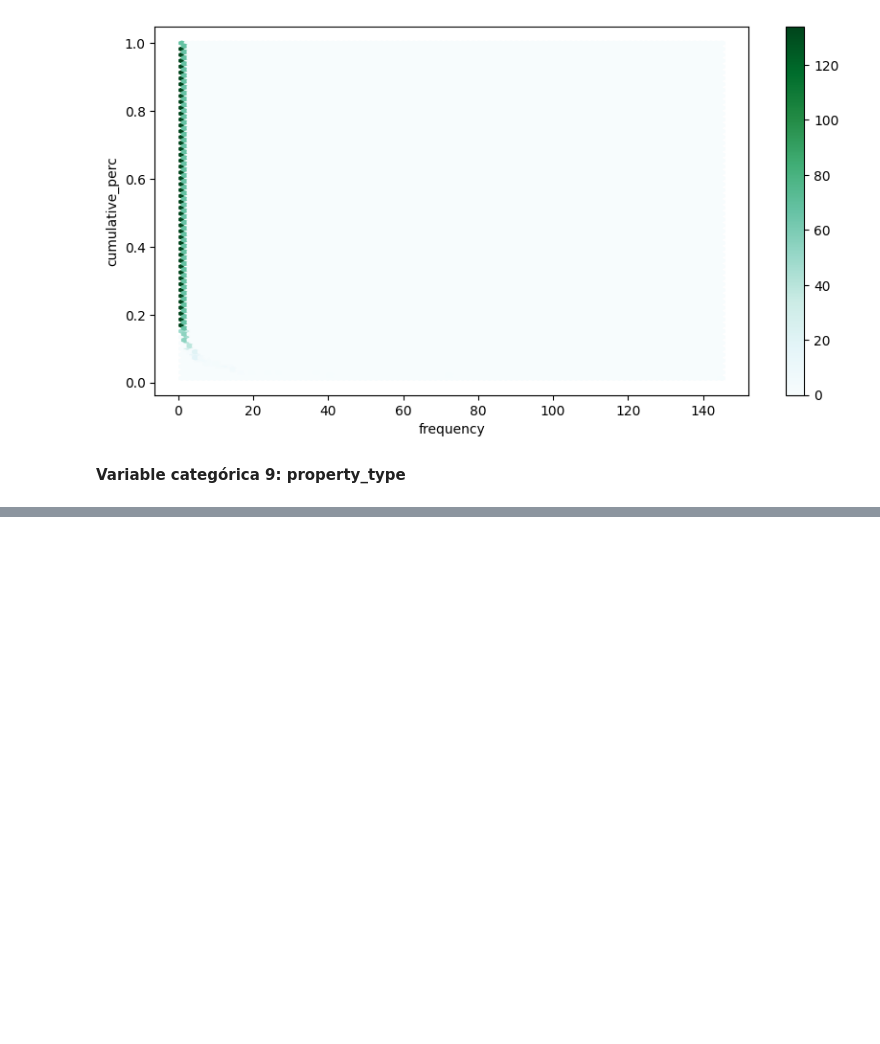
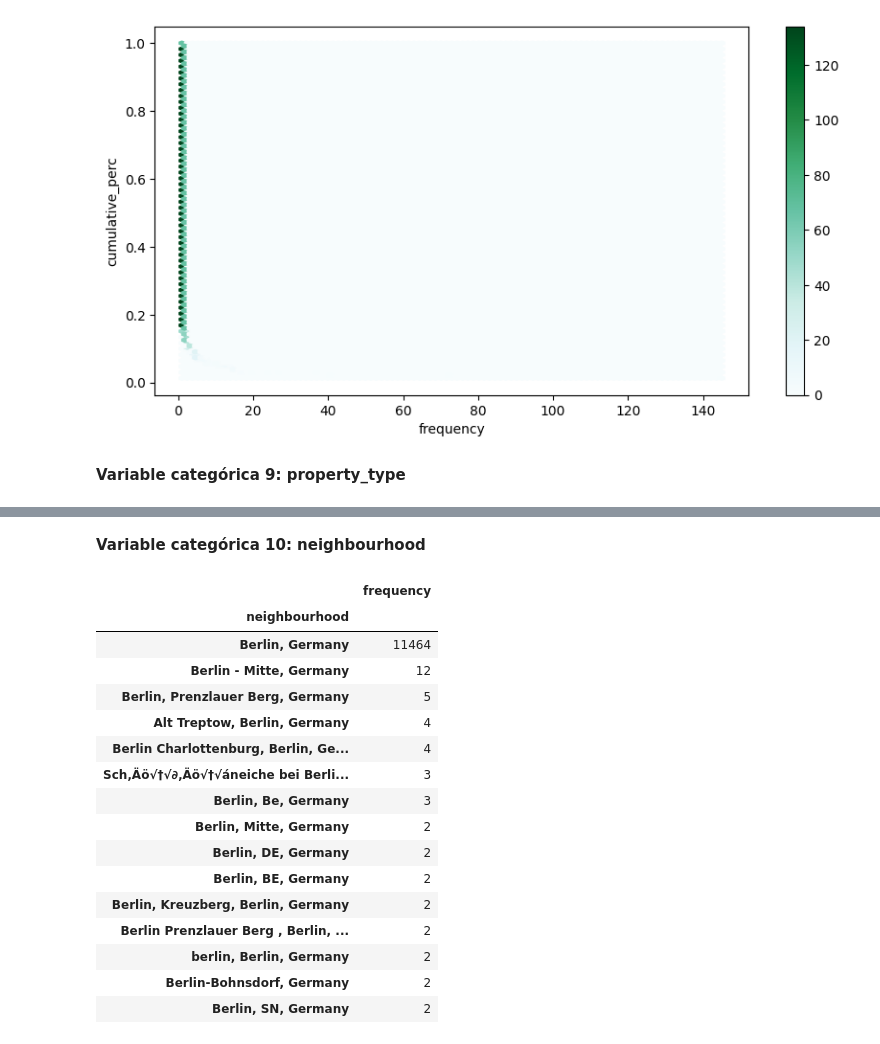
Before and after one commit to GabLopezAl/Extraccion-de-caracteristicas, a Jupyter notebook: codigo.ipynb, the cells around one changed output, grey strips where cells are left out. Saved outputs shown, nothing was run; the diff lists cells and outputs as text; code cells hidden in the pictures; blank space fills up the shorter version.

```diff
--- a/codigo.ipynb
+++ b/codigo.ipynb
@@ -330,0 +331,2 @@ filtro_index.plot(kind = "area", figsize=(10,4), alpha = .4)
+# %% [markdown]
+**Variable categórica 10: neighbourhood**
@@ -330,0 +345,22 @@ filtro_index.plot(kind = "area", figsize=(10,4), alpha = .4)
+# %%
+# Ajusto el indice de mi dtaframe
+filtro_index = filtro.set_index('neighbourhood')
+filtro_index
+# %% [output]
+|  | frequency |
+| neighbourhood |  |
+| Berlin, Germany | 11464 |
+| Berlin - Mitte, Germany | 12 |
+| Berlin, Prenzlauer Berg, Germany | 5 |
+| Alt Treptow, Berlin, Germany | 4 |
+| Berlin Charlottenburg, Berlin, Ge... | 4 |
+| Sch‚Äö√†√∂‚Äö√†√áneiche bei Berli... | 3 |
+| Berlin, Be, Germany | 3 |
+| Berlin, Mitte, Germany | 2 |
+| Berlin, DE, Germany | 2 |
+| Berlin, BE, Germany | 2 |
+| Berlin, Kreuzberg, Berlin, Germany | 2 |
+| Berlin Prenzlauer Berg , Berlin, ... | 2 |
+| berlin, Berlin, Germany | 2 |
+| Berlin-Bohnsdorf, Germany | 2 |
+| Berlin, SN, Germany | 2 |
```
Also changed, not shown: parts of 27 cells of this notebook.
